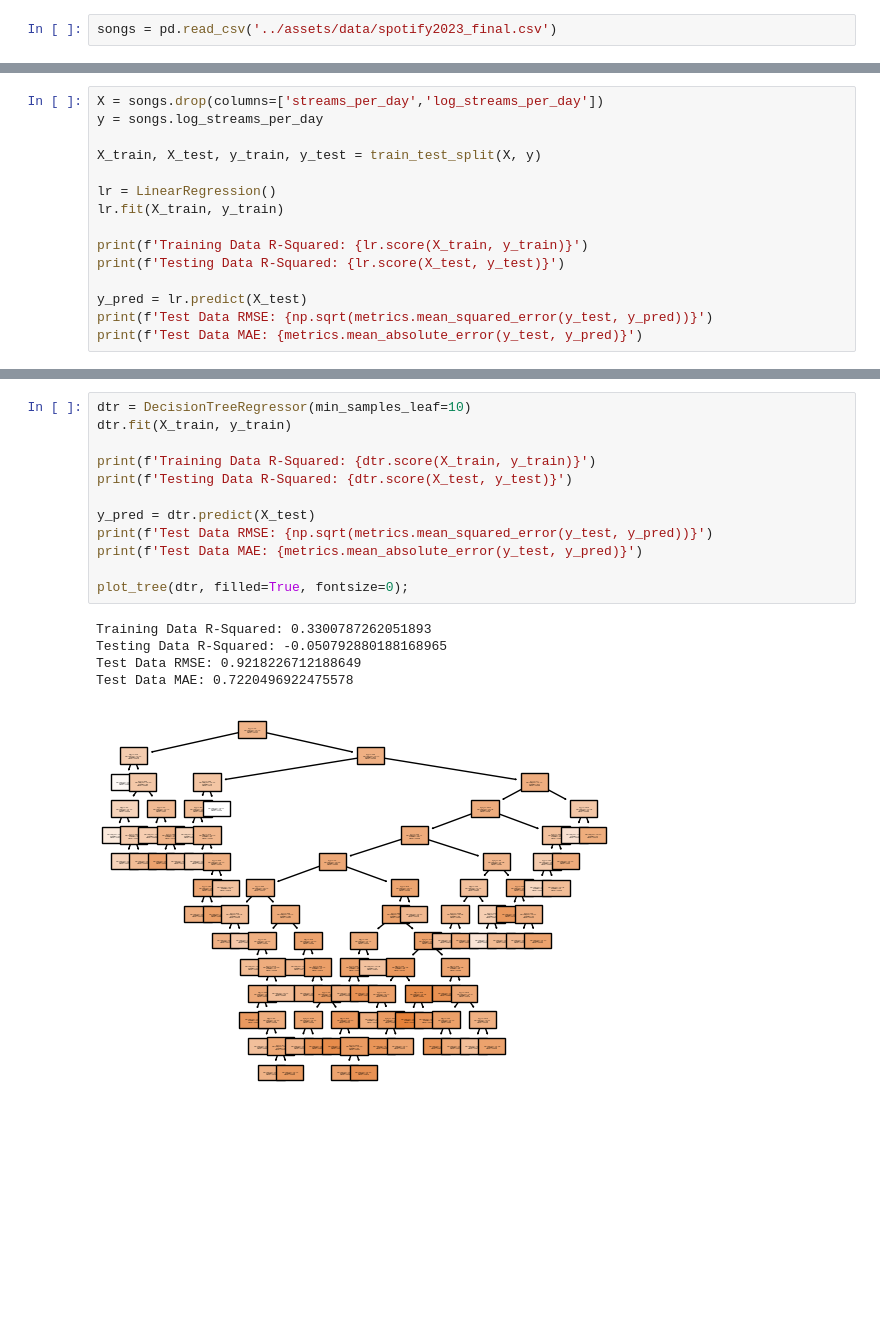
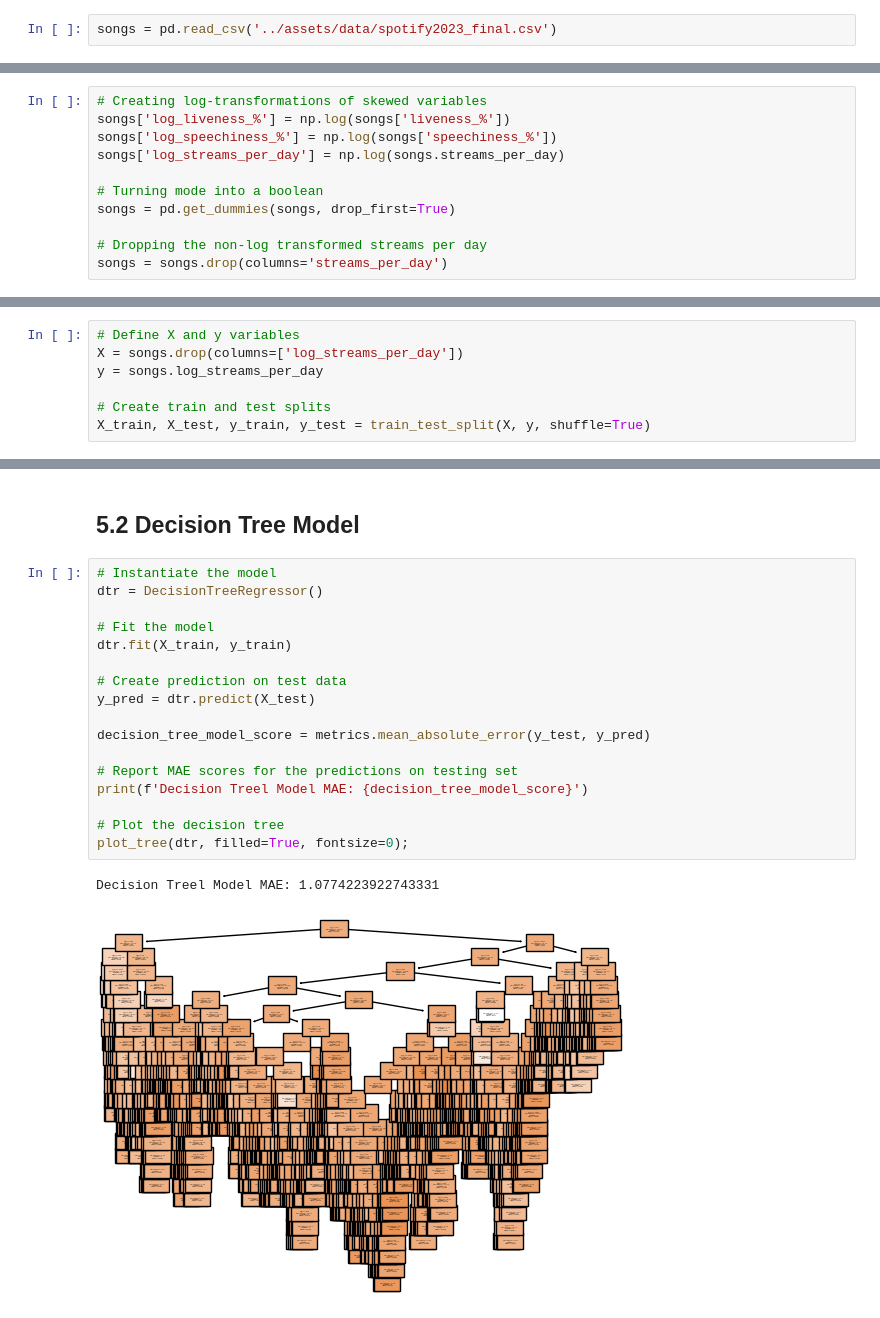
Before and after one commit to Emily-Herndon/Song-Streams-Predictive-Analysis, a Jupyter notebook: Project Report.ipynb, the cells around one changed output, grey strips where cells are left out. Cells and saved outputs as stored; diff of their text form; blank space fills up the shorter version.

Commit message:
finished report

```diff
--- a/Project Report.ipynb
+++ b/Project Report.ipynb
@@ -132,0 +108,11 @@ axs = pd.plotting.scatter_matrix(songs.drop(columns=[
+# %%
+# Creating log-transformations of skewed variables
+songs['log_liveness_%'] = np.log(songs['liveness_%'])
+songs['log_speechiness_%'] = np.log(songs['speechiness_%'])
+songs['log_streams_per_day'] = np.log(songs.streams_per_day)
+
+# Turning mode into a boolean
+songs = pd.get_dummies(songs, drop_first=True)
+
+# Dropping the non-log transformed streams per day
+songs = songs.drop(columns='streams_per_day')
@@ -146,15 +191,7 @@ sns.heatmap(
 # %%
-X = songs.drop(columns=['streams_per_day','log_streams_per_day'])
+# Define X and y variables
+X = songs.drop(columns=['log_streams_per_day'])
 y = songs.log_streams_per_day
 
-X_train, X_test, y_train, y_test = train_test_split(X, y)
-
-lr = LinearRegression()
-lr.fit(X_train, y_train)
-
-print(f'Training Data R-Squared: {lr.score(X_train, y_train)}')
-print(f'Testing Data R-Squared: {lr.score(X_test, y_test)}')
-
-y_pred = lr.predict(X_test)
-print(f'Test Data RMSE: {np.sqrt(metrics.mean_squared_error(y_test, y_pred))}')
-print(f'Test Data MAE: {metrics.mean_absolute_error(y_test, y_pred)}')
+# Create train and test splits
+X_train, X_test, y_train, y_test = train_test_split(X, y, shuffle=True)
@@ -166,18 +260,22 @@ Test Data MAE: 0.7001574008555119
+# %% [markdown]
+## 5.2 Decision Tree Model
 # %%
-dtr = DecisionTreeRegressor(min_samples_leaf=10)
+# Instantiate the model
+dtr = DecisionTreeRegressor()
+
+# Fit the model
 dtr.fit(X_train, y_train)
 
-print(f'Training Data R-Squared: {dtr.score(X_train, y_train)}')
-print(f'Testing Data R-Squared: {dtr.score(X_test, y_test)}')
+# Create prediction on test data
+y_pred = dtr.predict(X_test)
 
-y_pred = dtr.predict(X_test)
-print(f'Test Data RMSE: {np.sqrt(metrics.mean_squared_error(y_test, y_pred))}')
-print(f'Test Data MAE: {metrics.mean_absolute_error(y_test, y_pred)}')
+decision_tree_model_score = metrics.mean_absolute_error(y_test, y_pred)
 
+# Report MAE scores for the predictions on testing set
+print(f'Decision Treel Model MAE: {decision_tree_model_score}')
+
+# Plot the decision tree
 plot_tree(dtr, filled=True, fontsize=0);
 # %% [output]
-Training Data R-Squared: 0.3300787262051893
-Testing Data R-Squared: -0.050792880188168965
-Test Data RMSE: 0.9218226712188649
-Test Data MAE: 0.7220496922475578
+Decision Treel Model MAE: 1.0774223922743331
-[figure, old version]
+[figure, new version]
```
Also changed, not shown: parts of 58 cells of this notebook.
